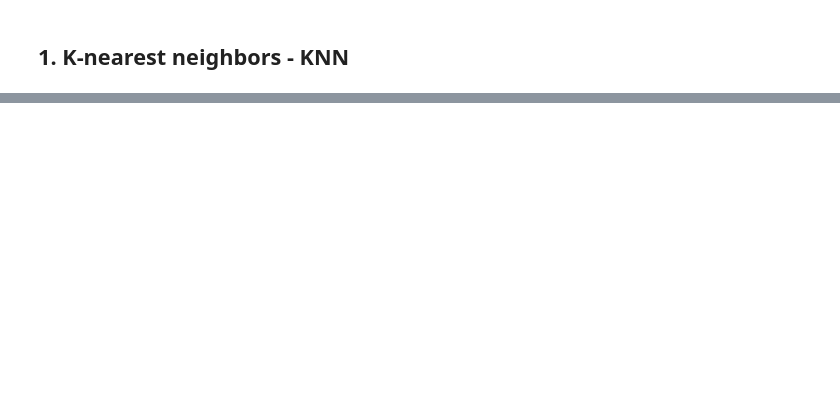
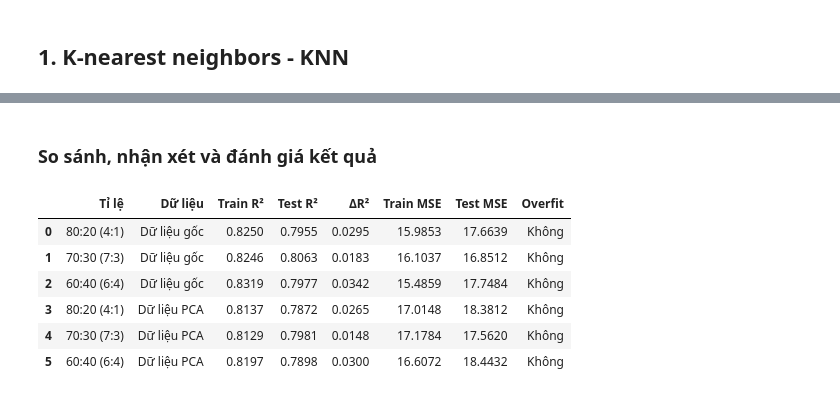
Before and after one commit to ducqwang/life-expectancy-prediction, a Jupyter notebook: src/source.ipynb, the cells around one changed output, grey strips where cells are left out. Saved outputs shown, nothing was run; the diff lists cells and outputs as text; code cells hidden in the pictures; blank space fills up the shorter version.

```diff
--- a/src/source.ipynb
+++ b/src/source.ipynb
@@ -570,0 +622,29 @@ Phân tích và giảm chiều dữ liệu đã hoàn thành!
+# %%
+# Hàm đánh giá mô hình
+results = []
+
+def evaluate(model, X_train, X_test, y_train, y_test, name, ratio_name):
+
+    train_pred = model.predict(X_train)
+    test_pred = model.predict(X_test)
+
+    train_r2 = r2_score(y_train, train_pred)
+    test_r2 = r2_score(y_test, test_pred)
+    train_mse = mean_squared_error(y_train, train_pred)
+    test_mse = mean_squared_error(y_test, test_pred)
+
+    delta_r2 = train_r2 - test_r2
+    overfit = "Có" if delta_r2 > 0.05 else "Không"
+    d = {
+        'Tỉ lệ': ratio_name,
+        'Dữ liệu': name,
+        'Train R²': round(train_r2, 4),
+        'Test R²': round(test_r2, 4),
+        'ΔR²': round(delta_r2, 4),
+        'Train MSE': round(train_mse, 4),
+        'Test MSE': round(test_mse, 4),
+        'Overfit': overfit
+    }
+    results.append(d)
+    print(d)
+    return test_r2
@@ -570,0 +744,17 @@ Phân tích và giảm chiều dữ liệu đã hoàn thành!
+# %% [markdown]
+### So sánh, nhận xét và đánh giá kết quả
+# %%
+# Tạo bảng kết quả
+results_df = pd.DataFrame(results)
+display(results_df)
+
+# Lưu bảng
+results_df.to_csv('../results/linear_regression_comparison.csv', index=False)
+# %% [output]
+|  | Tỉ lệ | Dữ liệu | Train R² | Test R² | ΔR² | Train MSE | Test MSE | Overfit |
+| 0 | 80:20 (4:1) | Dữ liệu gốc | 0.8250 | 0.7955 | 0.0295 | 15.9853 | 17.6639 | Không |
+| 1 | 70:30 (7:3) | Dữ liệu gốc | 0.8246 | 0.8063 | 0.0183 | 16.1037 | 16.8512 | Không |
+| 2 | 60:40 (6:4) | Dữ liệu gốc | 0.8319 | 0.7977 | 0.0342 | 15.4859 | 17.7484 | Không |
+| 3 | 80:20 (4:1) | Dữ liệu PCA | 0.8137 | 0.7872 | 0.0265 | 17.0148 | 18.3812 | Không |
+| 4 | 70:30 (7:3) | Dữ liệu PCA | 0.8129 | 0.7981 | 0.0148 | 17.1784 | 17.5620 | Không |
+| 5 | 60:40 (6:4) | Dữ liệu PCA | 0.8197 | 0.7898 | 0.0300 | 16.6072 | 18.4432 | Không |
```
Also changed, not shown: parts of 23 cells of this notebook, 10 other files.
